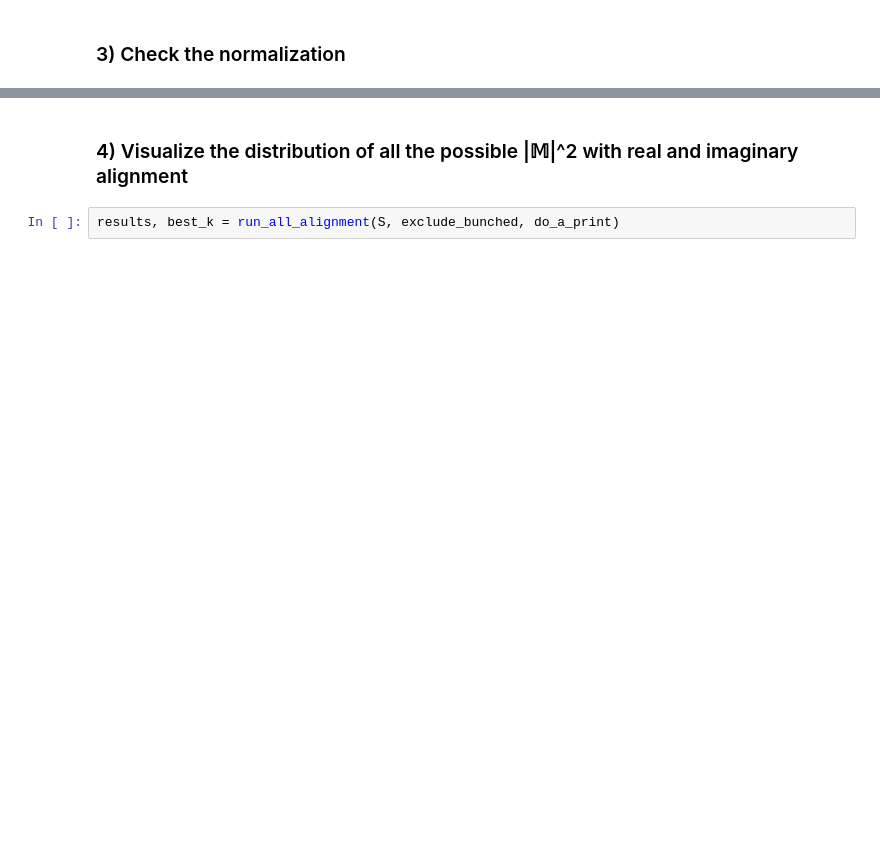
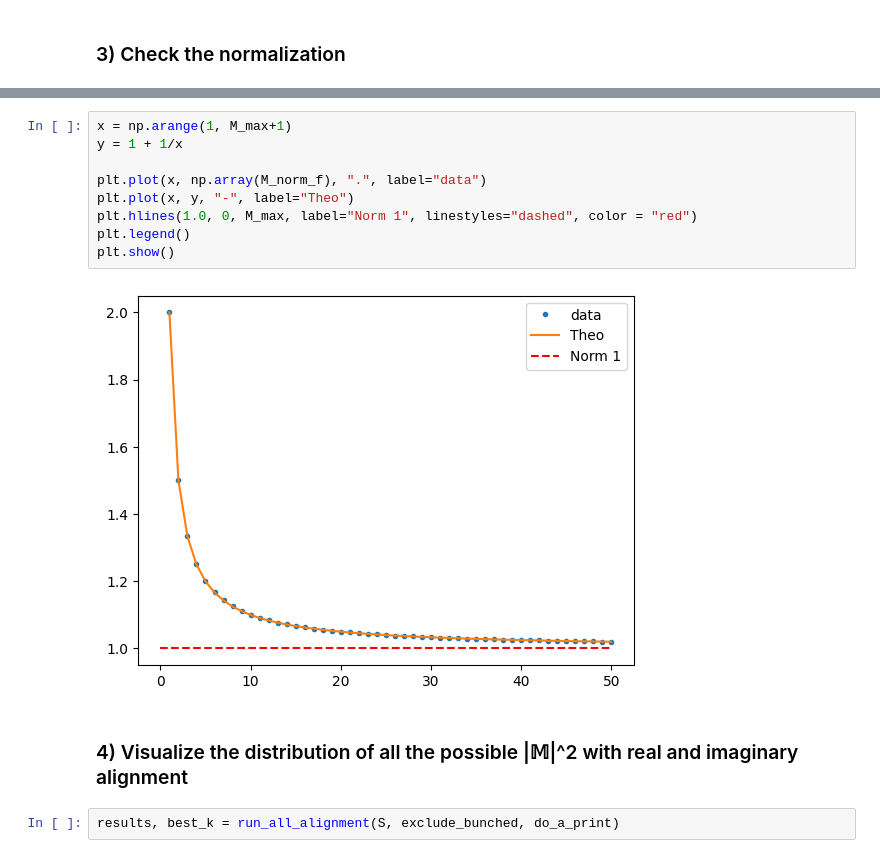
Before and after one commit to GabrieleGasbarri10/Photonic_Hopfield, a Jupyter notebook: p-HOPtonic_tool.ipynb, the cells around one changed output, grey strips where cells are left out. Cells and saved outputs as stored; diff of their text form; blank space fills up the shorter version.

```diff
--- a/p-HOPtonic_tool.ipynb
+++ b/p-HOPtonic_tool.ipynb
@@ -411,3 +480,14 @@ $\sum_k |𝕄|^2: 1.0052649951850867
+# %%
+x = np.arange(1, M_max+1)
+y = 1 + 1/x
+
+plt.plot(x, np.array(M_norm_f), ".", label="data")
+plt.plot(x, y, "-", label="Theo")
+plt.hlines(1.0, 0, M_max, label="Norm 1", linestyles="dashed", color = "red")
+plt.legend()
+plt.show()
+# %% [output]
+[figure, added]
 # %% [markdown]
 ### 4) Visualize the distribution of all the possible |𝕄|^2 with real and imaginary alignment
 # %%
```
Also changed, not shown: parts of 11 cells of this notebook, 2 other files.
